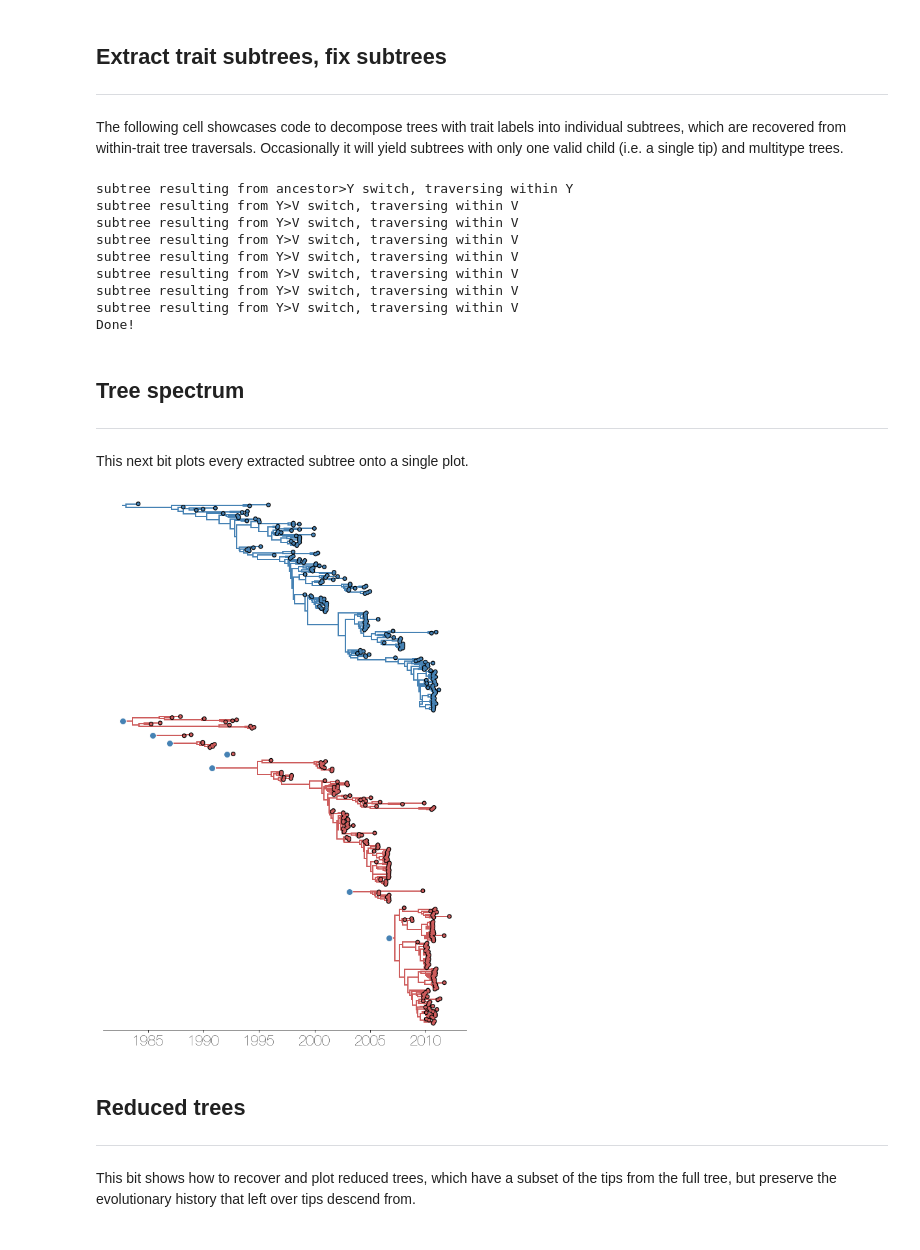
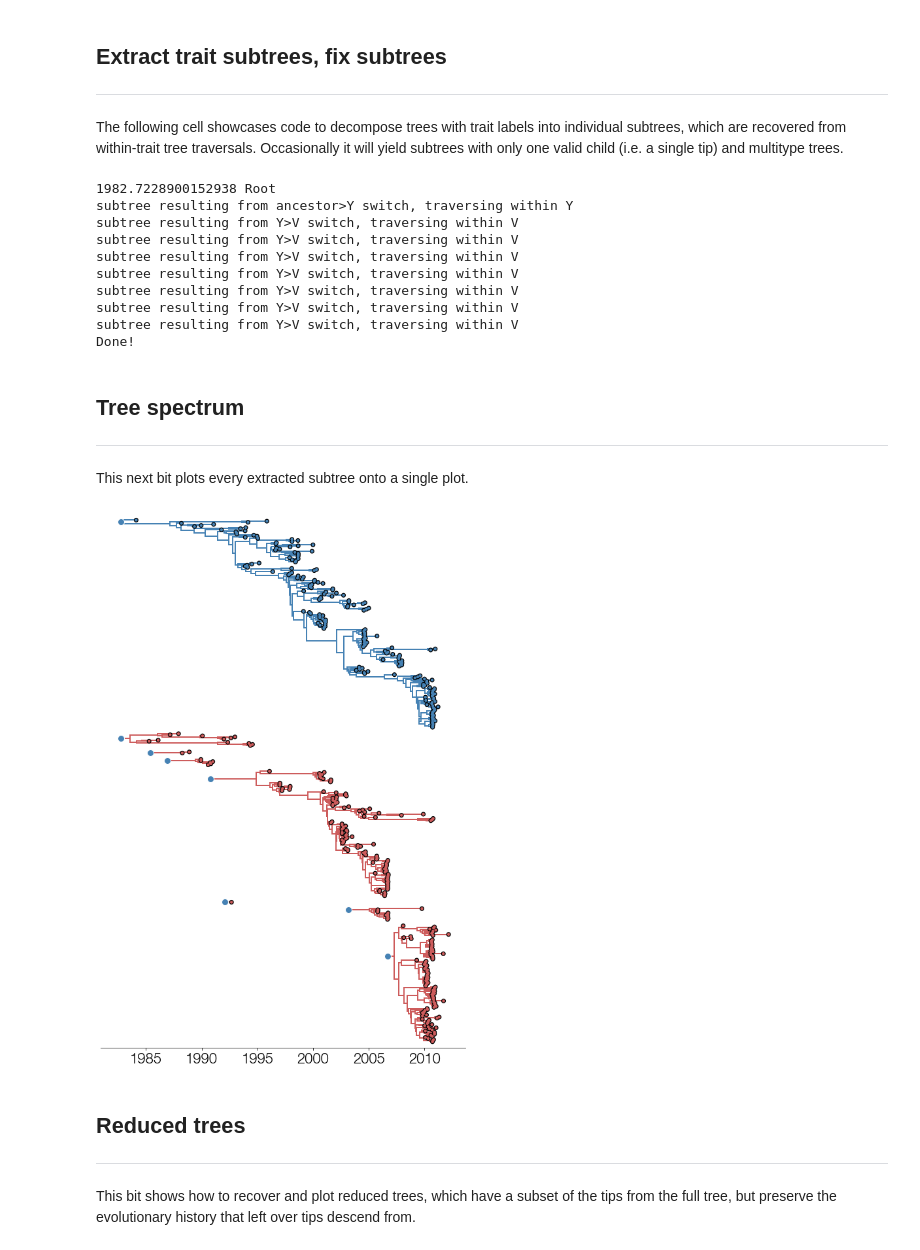
Before and after one commit to evogytis/baltic, a Jupyter notebook: austechia.ipynb, the cells around one changed output. Drawn from its saved outputs; the diff is of its cells as text; code cells hidden in the pictures.

```diff
--- a/austechia.ipynb
+++ b/austechia.ipynb
@@ -9,8 +9,17 @@ austechia is a Jupyter notebook that provides some example code of how to plot t
 Copyright 2016 [Gytis Dudas](https://twitter.com/evogytis). Licensed under a [Creative Commons Attribution-NonCommercial-ShareAlike 4.0 International License](http://creativecommons.org/licenses/by-nc-sa/4.0/).
 # %%
 %matplotlib inline
-import imp
-bt = imp.load_source('baltic', '/Users/evogytis/Documents/baltic/baltic.py')
+
+try:
+    import imp
+    bt = imp.load_source('baltic', '/Users/evogytis/Documents/baltic/baltic.py')
+except:
+    import importlib.machinery
+    import importlib.util
+    loader = importlib.machinery.SourceFileLoader('baltic','/Users/evogytis/Documents/baltic/baltic.py')
+    spec = importlib.util.spec_from_loader(loader.name, loader)
+    bt = importlib.util.module_from_spec(spec)
+    loader.exec_module(bt)
 # %% [markdown]
 ## The classes of baltic
 ------------
@@ -222,7 +231,7 @@ branchWidth=2
 tipSize=30
 
 ll.root.parent.traits[traitName]='ancestor' ## add fake trait to root of the tree
-
+print(ll.root.absoluteTime,ll.root.parent.index)
 tree_strings={'Y':[],'V':[],'ancestor':[]}
 subtype_trees={'Y':[],'V':[],'ancestor':[]}
 
@@ -247,12 +256,14 @@ for l in ll.Objects:
         print('subtree resulting from %s>%s switch, traversing within %s'%(kpc,kc,kc))
         subtree=ll.subtree(k,traverse_condition=traverse_condition) ## this function returns a new baltic object that contains a trait-traversed subtree, starting from node k, for as long as the traversal stays within the starting trait value state
         subtree.traverse_tree()
+#         subtree.drawTree(verbose=True)
         subtree.sortBranches()
         tree_strings[kc].append(subtree.toString()) ## remember subtree string, subtree object itself
         subtype_trees[kc].append((kpc,subtree))
 
 print('Done!')
 # %% [output]
+1982.7228900152938 Root
 subtree resulting from ancestor>Y switch, traversing within Y
 subtree resulting from Y>V switch, traversing within V
 subtree resulting from Y>V switch, traversing within V
@@ -283,40 +294,38 @@ su_func=lambda k: tipSize+30
 cu_func=lambda k: 'k'
 zu_func=lambda k: 99
 
 for subtype in ['V','Y']: ## iterate over trait values
     for t,tr in enumerate(sorted(subtype_trees[subtype],key=lambda x:(-x[1].root.absoluteTime,len(x[1].Objects)))): ## iterate over extracted subtrees sorted according to their root height and their size
         origin,loc_tree=tr ## get origin of subtree, subtree itself
 
         y_attr=lambda k: k.y+cumulative_y
 
         loc_tree.plotTree(ax,x_attr=x_attr,y_attr=y_attr,colour_function=c_func)
         loc_tree.plotPoints(ax,x_attr=x_attr,y_attr=y_attr,size_function=s_func,
                             colour_function=c_func,zorder_function=z_func)
         loc_tree.plotPoints(ax,x_attr=x_attr,y_attr=y_attr,size_function=su_func,
                             colour_function=cu_func,zorder_function=zu_func)
 
         oriC='indianred' if origin=='V' else 'steelblue'
-        if loc_tree.root.absoluteTime==None:
-            oriX=loc_tree.root.absoluteTime
-            oriY=loc_tree.root.y+cumulative_y
-        else:
-            oriX=loc_tree.root.parent.absoluteTime
-            oriY=loc_tree.root.y+cumulative_y
+
+        oriX=loc_tree.root.absoluteTime
+        oriY=loc_tree.root.y+cumulative_y
+
         ax.scatter(oriX,oriY,100,facecolor=oriC,edgecolor='w',lw=1,zorder=200) ## add big circle at base of tree to indicate origin
         cumulative_y+=loc_tree.ySpan+5 ## increment y displacement
 
 ax.xaxis.tick_bottom()
 ax.yaxis.tick_left()
 
 [ax.spines[loc].set_visible(False) for loc in ['top','right','left']]
 
 ax.tick_params(axis='y',size=0)
 ax.set_yticklabels([])
 ax.set_ylim(-5,cumulative_y)
 
 plt.show()
 # %% [output]
-[figure, old version]
+[figure, new version]
 # %% [markdown]
 ## Reduced trees
 --------
```
Also changed, not shown: parts of 17 cells of this notebook, 4 other files.
